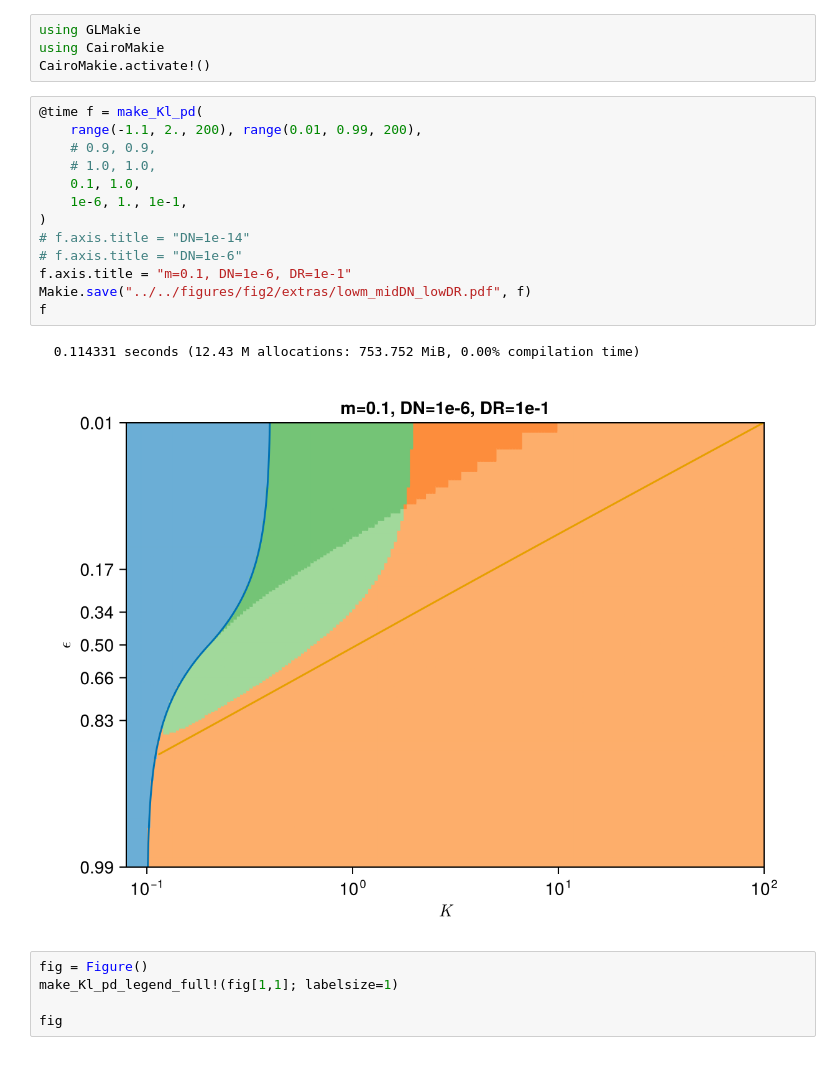
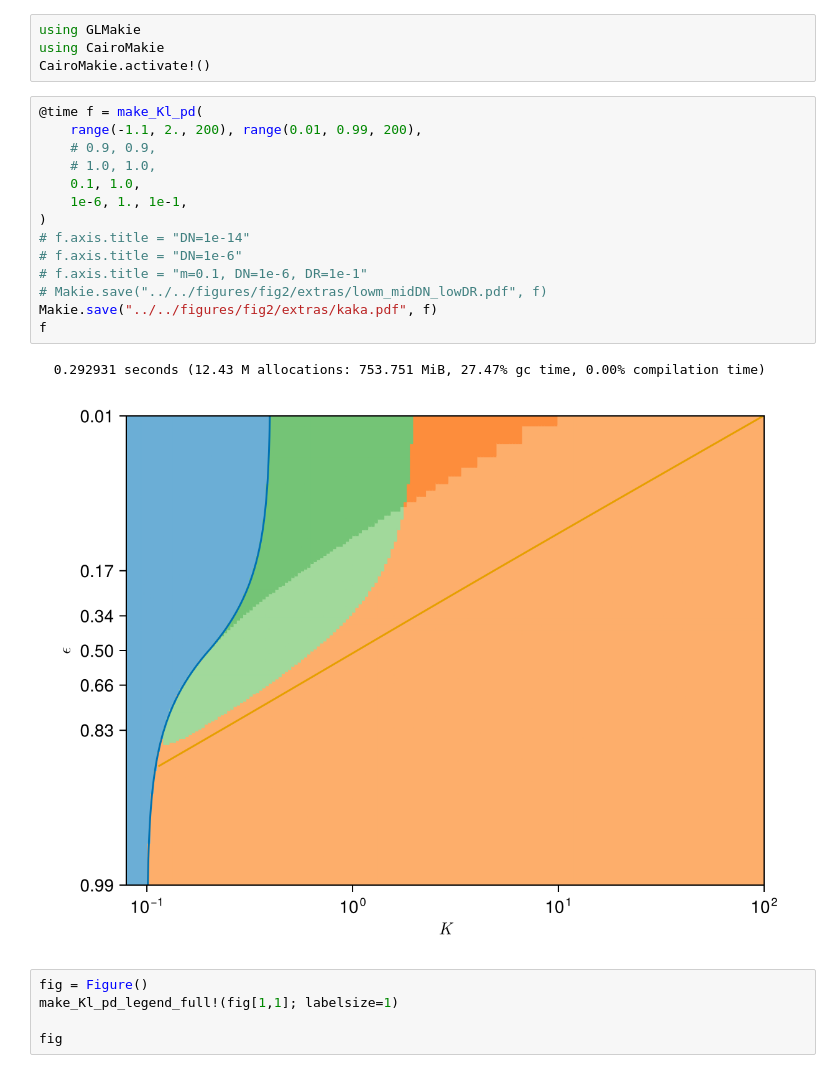
Before and after one commit to kockahonza/SSMC, a Jupyter notebook: notebooks/clean slate/Minimal Model 2.ipynb, the cells around one changed output. Saved outputs shown, nothing was run; the diff lists cells and outputs as text.

```diff
--- a/notebooks/clean slate/Minimal Model 2.ipynb
+++ b/notebooks/clean slate/Minimal Model 2.ipynb
@@ -25,19 +13,20 @@ CairoMakie.activate!()
 # %%
 @time f = make_Kl_pd(
     range(-1.1, 2., 200), range(0.01, 0.99, 200),
     # 0.9, 0.9,
     # 1.0, 1.0,
     0.1, 1.0,
     1e-6, 1., 1e-1,
 )
 # f.axis.title = "DN=1e-14"
 # f.axis.title = "DN=1e-6"
-f.axis.title = "m=0.1, DN=1e-6, DR=1e-1"
-Makie.save("../../figures/fig2/extras/lowm_midDN_lowDR.pdf", f)
+# f.axis.title = "m=0.1, DN=1e-6, DR=1e-1"
+# Makie.save("../../figures/fig2/extras/lowm_midDN_lowDR.pdf", f)
+Makie.save("../../figures/fig2/extras/kaka.pdf", f)
 f
 # %% [output]
-  0.114331 seconds (12.43 M allocations: 753.752 MiB, 0.00% compilation time)
+  0.292931 seconds (12.43 M allocations: 753.751 MiB, 27.47% gc time, 0.00% compilation time)
-[figure, old version]
+[figure, new version]
 # %%
 fig = Figure()
 make_Kl_pd_legend_full!(fig[1,1]; labelsize=1)
```
Also changed, not shown: parts of 2 cells of this notebook, 15 other files.
